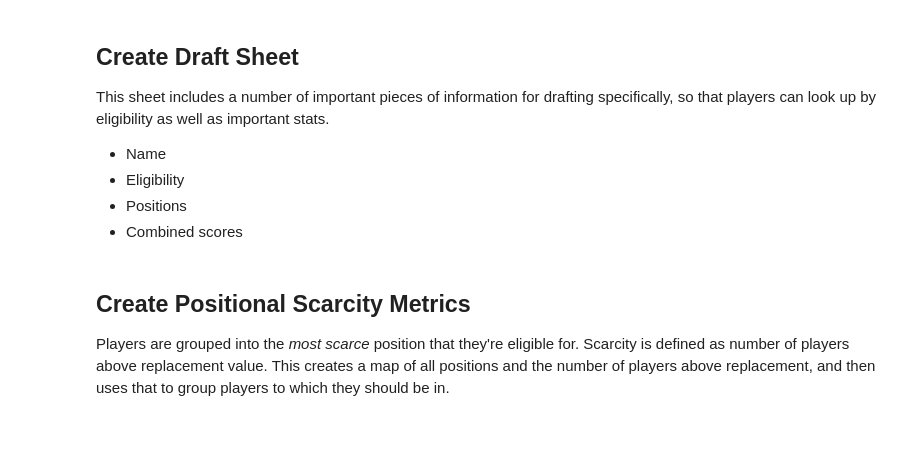
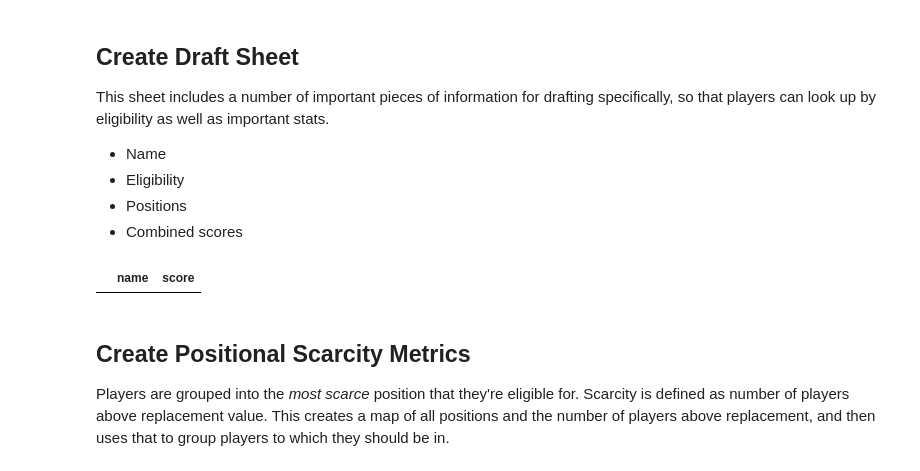
Before and after one commit to zmsy/notebooks, a Jupyter notebook: player_z_scores_preseason.ipynb, the cells around one changed output. Drawn from its saved outputs; the diff is of its cells as text; code cells hidden in the pictures; blank space fills up the shorter version.

Commit message:
More name replacements

```diff
--- a/player_z_scores_preseason.ipynb
+++ b/player_z_scores_preseason.ipynb
@@ -332,6 +348,10 @@ dfd["pos"] = dfd["pos"].astype("str").replace(to_replace="nan", value="")
 
 # nix any missing rows at this point
 # dfd.dropna(inplace=True)
+# %%
+df[df["name"] == "Michael Conforto"]
+# %% [output]
+|  | name | score |
 # %% [markdown]
 ## Create Positional Scarcity Metrics
 
```
Also changed, not shown: parts of 3 cells of this notebook, 1 other file.
